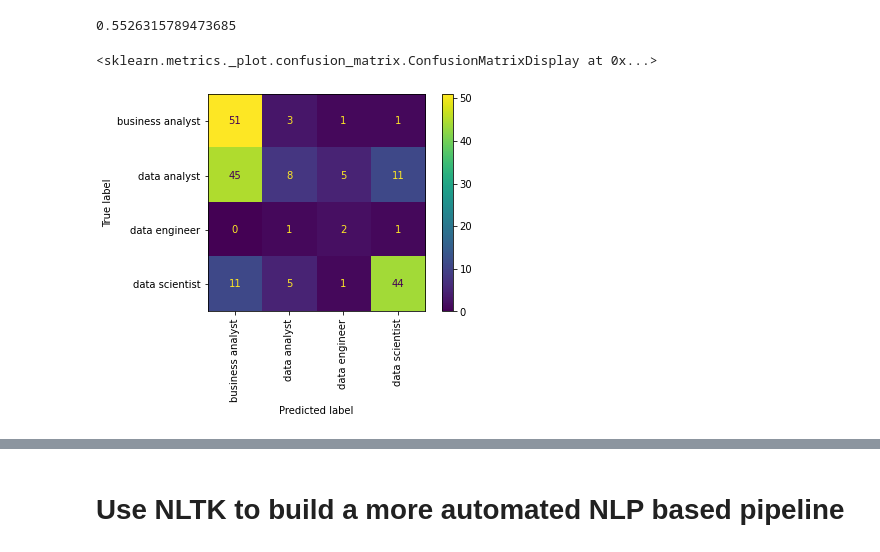
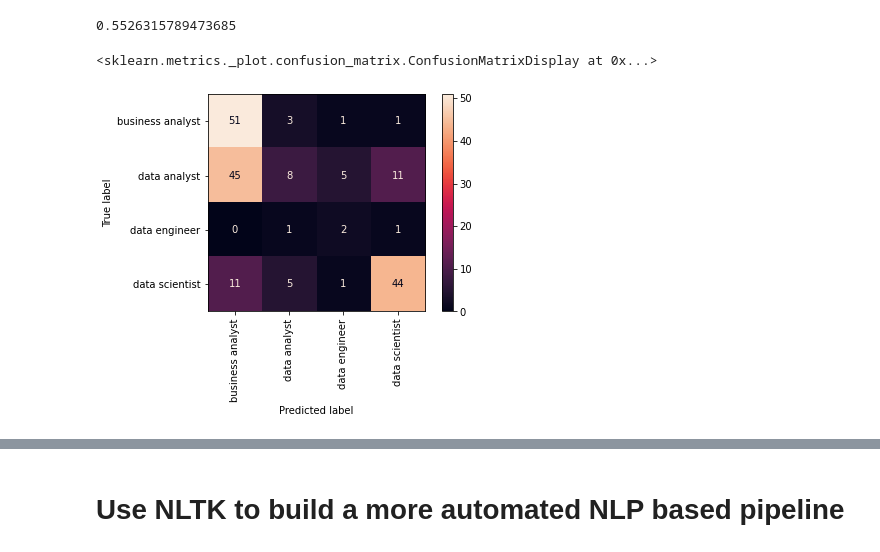
Before and after one commit to adin786/jobs-analysis, a Jupyter notebook: jobs-analysis.ipynb, the cells around one changed output, grey strips where cells are left out. Cells and saved outputs as stored; diff of their text form; code cells hidden in the pictures.

```diff
--- a/jobs-analysis.ipynb
+++ b/jobs-analysis.ipynb
@@ -760,7 +760,7 @@ accuracy_score(y_test, clf_tree.predict(X_test))
 # %% [output]
 0.5526315789473685
 # %%
-plot_confusion_matrix(clf_tree, X_test, y_test, values_format='d', xticks_rotation='vertical')
+plot_confusion_matrix(clf_tree, X_test, y_test, values_format='d', xticks_rotation='vertical', cmap='rocket')
 # %% [output]
 <sklearn.metrics._plot.confusion_matrix.ConfusionMatrixDisplay at 0x...>
-[figure, old version]
+[figure, new version]
```
Also changed, not shown: parts of 59 cells of this notebook, 1 other file.
